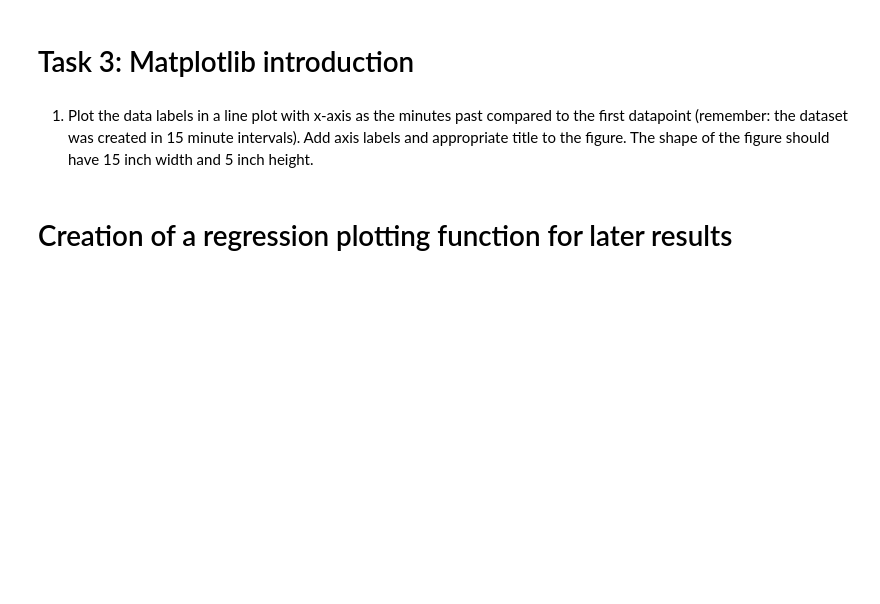
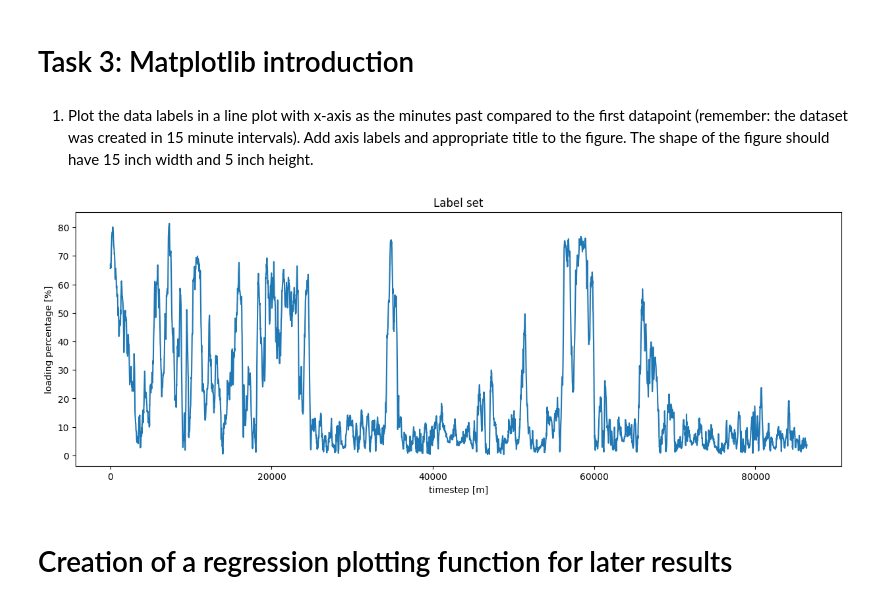
Before and after one commit to arepriels/IEPG-task-2, a Jupyter notebook: A6.ipynb, the cells around one changed output. Saved outputs shown, nothing was run; the diff lists cells and outputs as text; code cells hidden in the pictures; blank space fills up the shorter version.

```diff
--- a/A6.ipynb
+++ b/A6.ipynb
@@ -90,10 +151,10 @@ ts.run_time_series.run_timeseries(net, continue_on_divergence=True )
 # %% [markdown]
 Geting the simulated loading percentage as the output to be used in the machine learning model
 # %%
-line_loading_percentages = pd.read_csv("./Chapter6/res_line/loading_percent.csv",sep=';')
-X_full = pd.concat([sgen_p, load_p, load_q], axis=1)
+line_loading_percentages = pd.read_csv("./Chapter6/res_line/loading_percent.csv",sep=';', index_col=0)
 
-print(X_full.head())
+X_full = pd.concat([sgen_p, load_p, load_q], axis=1) #Equation 8.1 of the reader
+
 X_max = X_full.max()
 print(f"Maximum value in X_full is {X_max.max()}")
 print(f"Maximum index in X_full is {X_max.idxmax()}")
@@ -128,10 +217,10 @@ print(X.shape, X_full.shape)
 # %%
 #Answers
 #1),2)
-line_Y =
-max_value =
+line_Y = line_loading_percentages.max().idxmax() #return the column with the max loading
+max_value = line_loading_percentages.max().max() #max loading across all lines
 print(f"Highest load percentage is {max_value} and is observed on line {line_Y}")
 
 #3)
-y =
+y = line_loading_percentages[line_Y] # y= [loadingt1....loadingt5760]
 print(f"The regression target set is: {y}")
@@ -142,14 +245,16 @@ print(f"The regression target set is: {y}")
 # %%
 #Answer
 #1)
-x_axis =
-y_axis =
+x_axis = np.arange(len(y)) * 15 #5759 timesteps * 15 min
+y_axis = y
 plt.figure(figsize=(15,5))
 plt.plot(x_axis, y_axis)
 plt.xlabel("timestep [m]")
 plt.ylabel("loading percentage [%]")
 plt.title("Label set")
 plt.show()
+# %% [output]
+[figure, added]
 # %% [markdown]
 # Creation of a regression plotting function for later results
 # %%
```
Also changed, not shown: parts of 57 cells of this notebook, 2 other files.
